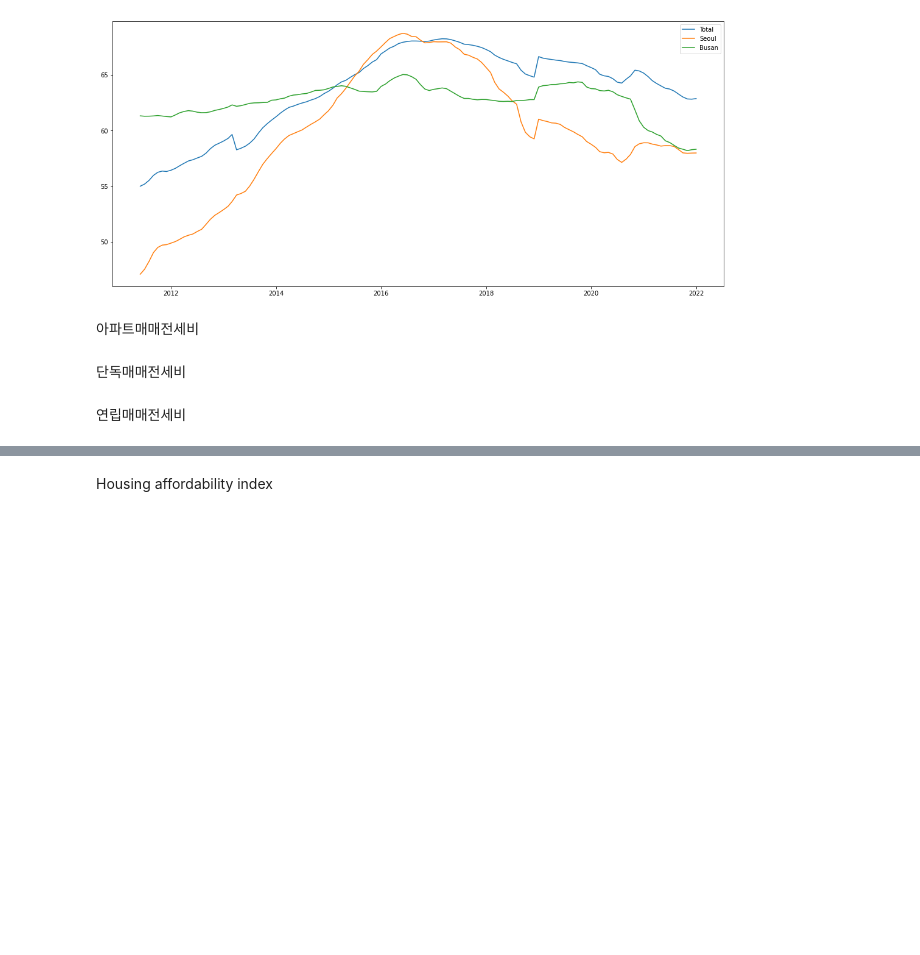
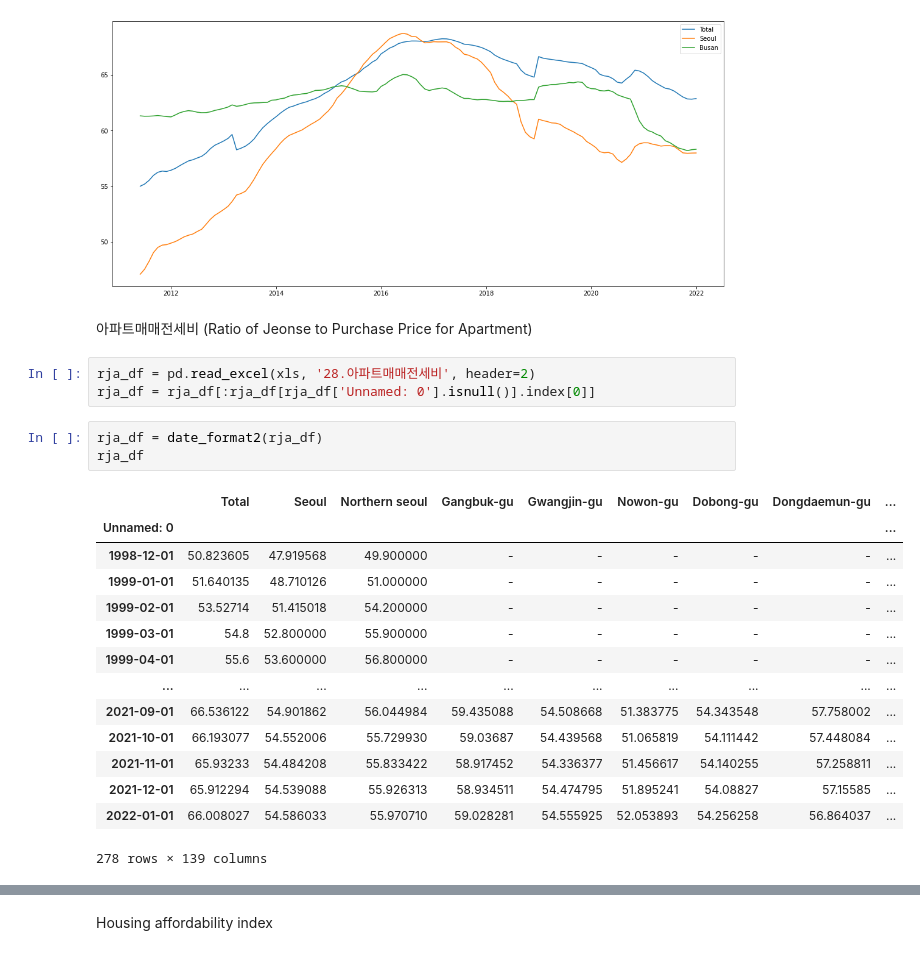
Before and after one commit to yeonghun00/real-estate, a Jupyter notebook: my.ipynb, the cells around one changed output, grey strips where cells are left out. Saved outputs shown, nothing was run; the diff lists cells and outputs as text; blank space fills up the shorter version.

```diff
--- a/my.ipynb
+++ b/my.ipynb
@@ -157,9 +155,26 @@ plt.legend(cities)
 plt.show()
 # %% [output]
 [figure]
-# %% [markdown]
-아파트매매전세비
-# %% [markdown]
-단독매매전세비
-# %% [markdown]
-연립매매전세비
+# %% [markdown]
+아파트매매전세비 (Ratio of Jeonse to Purchase Price for Apartment)
+# %%
+rja_df = pd.read_excel(xls, '28.아파트매매전세비', header=2)
+rja_df = rja_df[:rja_df[rja_df['Unnamed: 0'].isnull()].index[0]]
+# %%
+rja_df = date_format2(rja_df)
+rja_df
+# %% [output]
+|  | Total | Seoul | Northern seoul | Gangbuk-gu | Gwangjin-gu | Nowon-gu | Dobong-gu | Dongdaemun-gu | ... |
+| Unnamed: 0 |  |  |  |  |  |  |  |  | ... |
+| 1998-12-01 | 50.823605 | 47.919568 | 49.900000 | - | - | - | - | - | ... |
+| 1999-01-01 | 51.640135 | 48.710126 | 51.000000 | - | - | - | - | - | ... |
+| 1999-02-01 | 53.52714 | 51.415018 | 54.200000 | - | - | - | - | - | ... |
+| 1999-03-01 | 54.8 | 52.800000 | 55.900000 | - | - | - | - | - | ... |
+| 1999-04-01 | 55.6 | 53.600000 | 56.800000 | - | - | - | - | - | ... |
+| ... | ... | ... | ... | ... | ... | ... | ... | ... | ... |
+| 2021-09-01 | 66.536122 | 54.901862 | 56.044984 | 59.435088 | 54.508668 | 51.383775 | 54.343548 | 57.758002 | ... |
+| 2021-10-01 | 66.193077 | 54.552006 | 55.729930 | 59.03687 | 54.439568 | 51.065819 | 54.111442 | 57.448084 | ... |
+| 2021-11-01 | 65.93233 | 54.484208 | 55.833422 | 58.917452 | 54.336377 | 51.456617 | 54.140255 | 57.258811 | ... |
+| 2021-12-01 | 65.912294 | 54.539088 | 55.926313 | 58.934511 | 54.474795 | 51.895241 | 54.08827 | 57.15585 | ... |
+| 2022-01-01 | 66.008027 | 54.586033 | 55.970710 | 59.028281 | 54.555925 | 52.053893 | 54.256258 | 56.864037 | ... |
+278 rows × 139 columns
```
Also changed, not shown: parts of 10 cells of this notebook.
